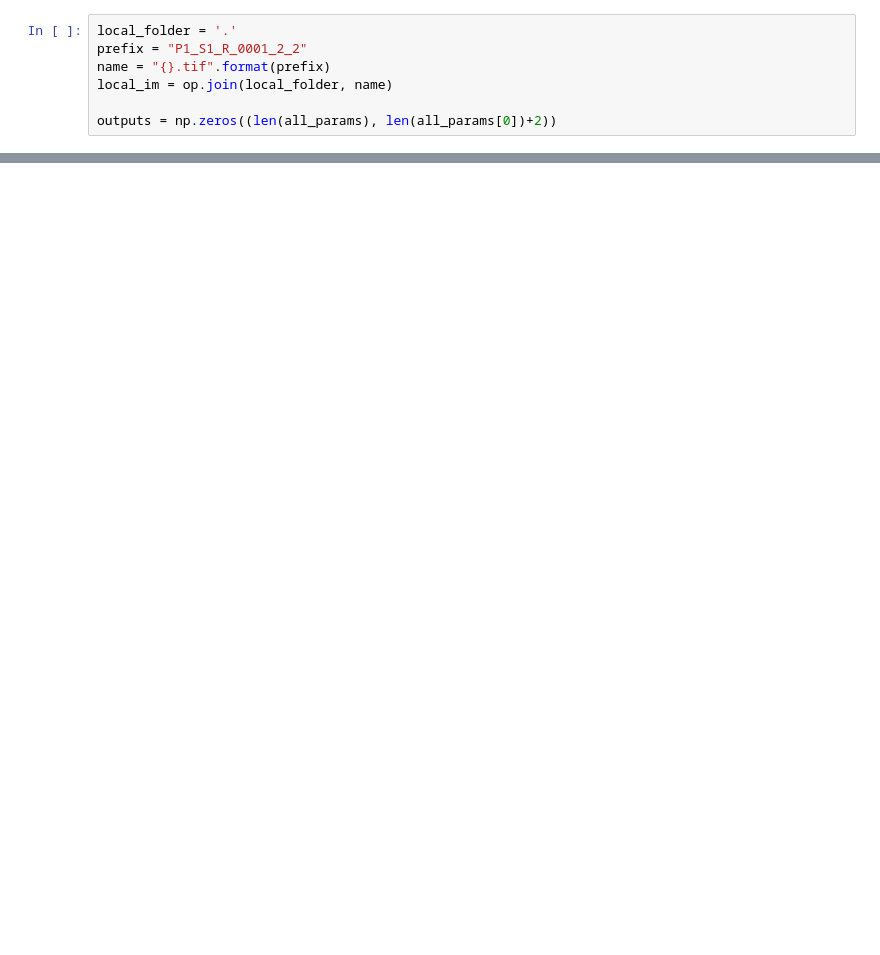
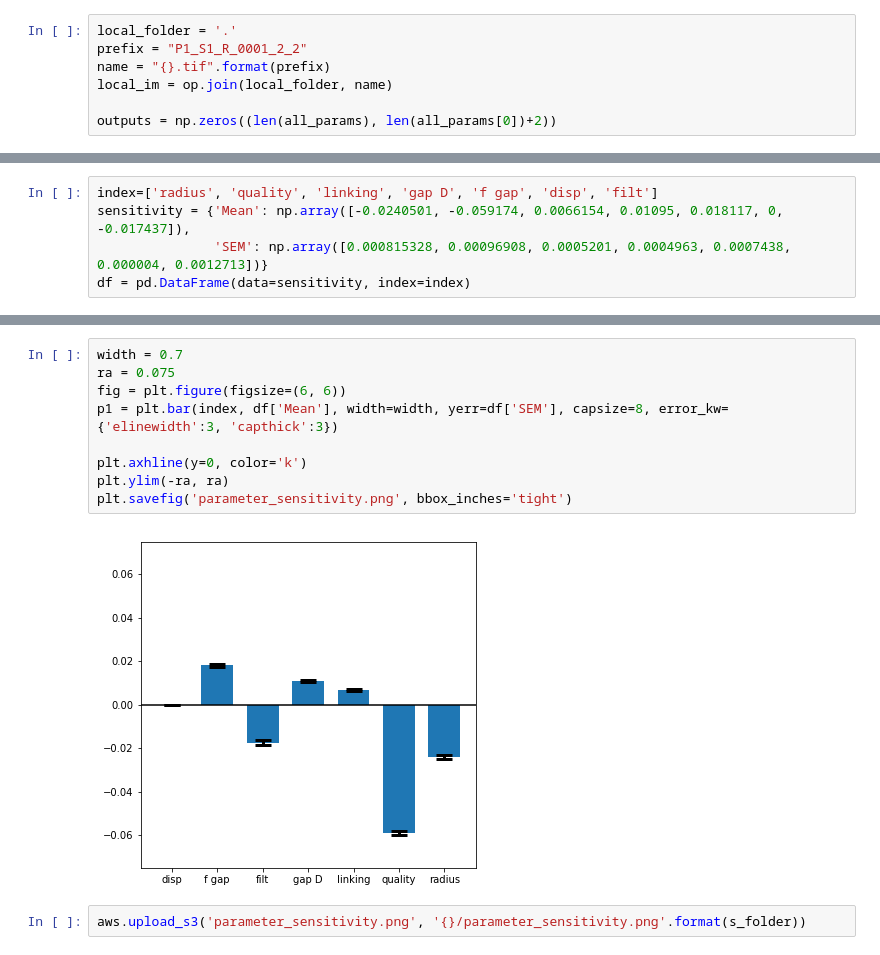
Before and after one commit to Nance-Lab/diff_classifier, a Jupyter notebook: notebooks/sensitivity/03_08_18_sensitivity_analysis.ipynb, the cells around one changed output, grey strips where cells are left out. Cells and saved outputs as stored; diff of their text form; blank space fills up the shorter version.

Commit message:
Finished sensitivity analysis.

```diff
--- a/notebooks/sensitivity/03_08_18_sensitivity_analysis.ipynb
+++ b/notebooks/sensitivity/03_08_18_sensitivity_analysis.ipynb
@@ -88,0 +170,5 @@ numpy.savetxt("sensitivity_sweep.csv", outputs, delimiter=",")
+# %%
+index=['radius', 'quality', 'linking', 'gap D', 'f gap', 'disp', 'filt']
+sensitivity = {'Mean': np.array([-0.0240501, -0.059174, 0.0066154, 0.01095, 0.018117, 0, -0.017437]),
+               'SEM': np.array([0.000815328, 0.00096908, 0.0005201, 0.0004963, 0.0007438, 0.000004, 0.0012713])}
+df = pd.DataFrame(data=sensitivity, index=index)
@@ -88,0 +186,13 @@ numpy.savetxt("sensitivity_sweep.csv", outputs, delimiter=",")
+# %%
+width = 0.7
+ra = 0.075
+fig = plt.figure(figsize=(6, 6))
+p1 = plt.bar(index, df['Mean'], width=width, yerr=df['SEM'], capsize=8, error_kw={'elinewidth':3, 'capthick':3})
+
+plt.axhline(y=0, color='k')
+plt.ylim(-ra, ra)
+plt.savefig('parameter_sensitivity.png', bbox_inches='tight')
+# %% [output]
+[figure, added]
+# %%
+aws.upload_s3('parameter_sensitivity.png', '{}/parameter_sensitivity.png'.format(s_folder))
```
Also changed, not shown: parts of 16 cells of this notebook, 2 other files.
